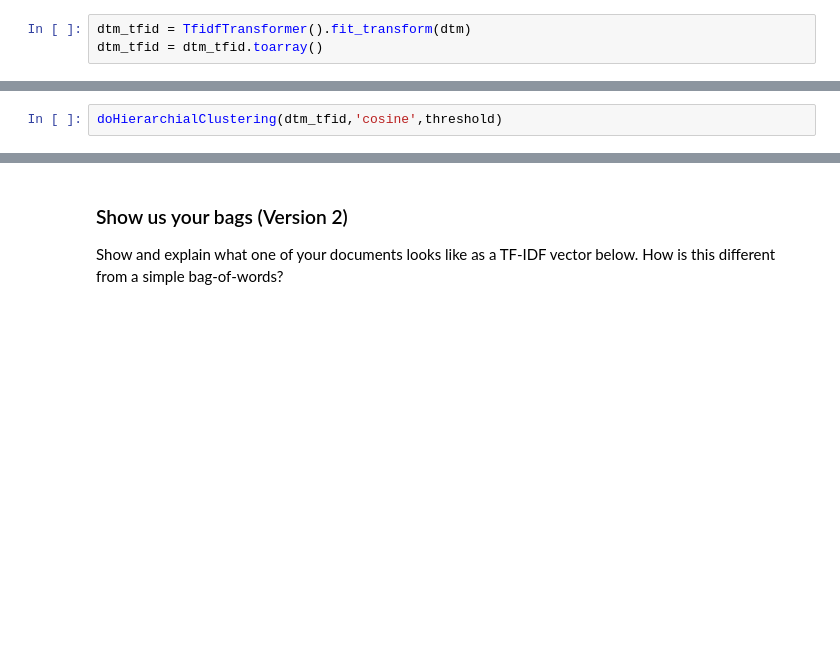
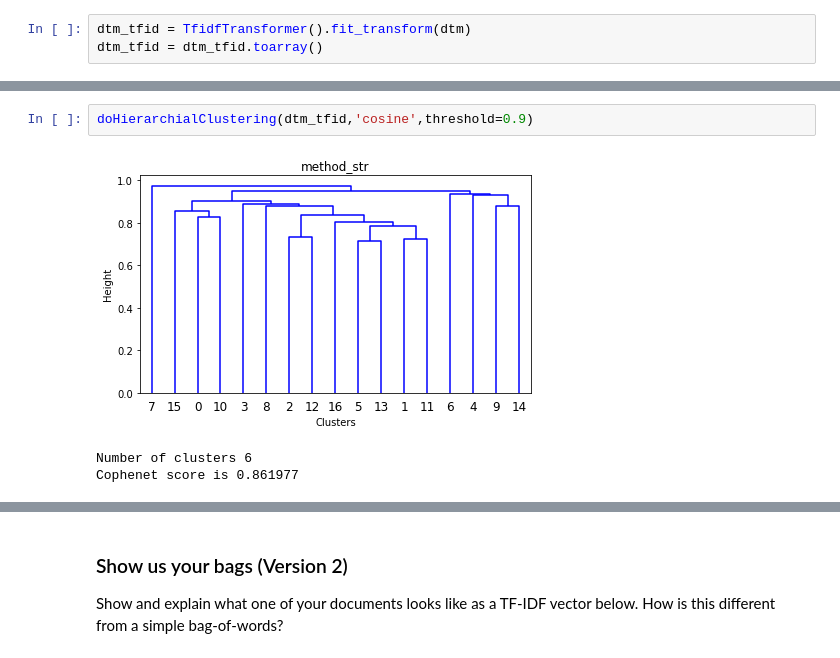
Before and after one commit to hanifa2102/AIAP_Week5, a Jupyter notebook: Week5_NLP_student.ipynb, the cells around one changed output, grey strips where cells are left out. Cells and saved outputs as stored; diff of their text form; blank space fills up the shorter version.

```diff
--- a/Week5_NLP_student.ipynb
+++ b/Week5_NLP_student.ipynb
@@ -148,3 +179,7 @@ getFrequentWord(dtm_tfid)
 # %%
-doHierarchialClustering(dtm_tfid,'cosine',threshold)
+doHierarchialClustering(dtm_tfid,'cosine',threshold=0.9)
+# %% [output]
+[figure, added]
+Number of clusters 6
+Cophenet score is 0.861977
 # %%
```
Also changed, not shown: parts of 17 cells of this notebook, 1 other file.
